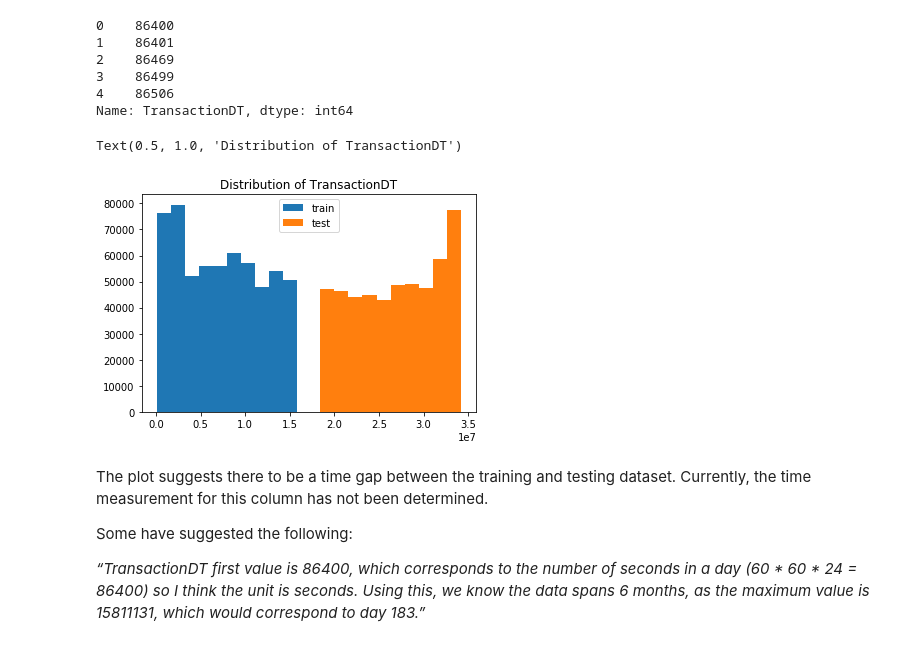
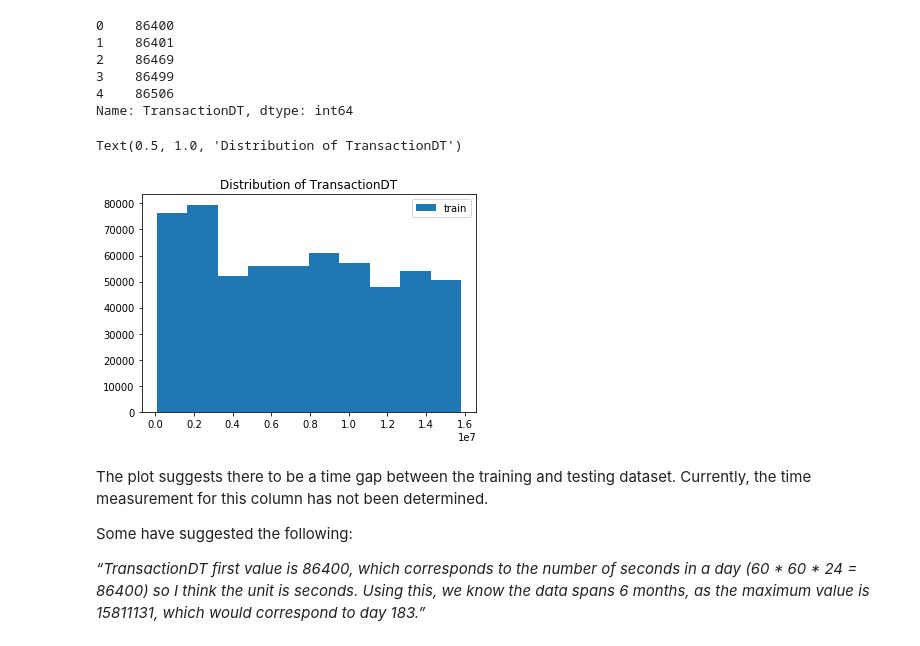
Before and after one commit to tsaw8/Thinkful_Project, a Jupyter notebook: Capstone: Supervised learning /IEEE-CIS Fraud Detection Part 1 with Transaction Table.ipynb, the cells around one changed output. Cells and saved outputs as stored; diff of their text form; code cells hidden in the pictures.

```diff
--- a/Capstone: Supervised learning /IEEE-CIS Fraud Detection .ipynb
+++ b/Capstone: Supervised learning /IEEE-CIS Fraud Detection Part 1 with Transaction Table.ipynb
@@ -74,6 +115,4 @@ from sqlalchemy import create_engine
 import warnings
 # %%
 # List files available
-raw_test = pd.read_csv('/Users/tsawaengsri/Desktop/Data Science Courses/Datasets/ieee-fraud-detection/test_transaction.csv')
-
-raw_train = pd.read_csv('/Users/tsawaengsri/Desktop/Data Science Courses/Datasets/ieee-fraud-detection/train_transaction.csv')
+train = pd.read_csv('/Users/tsawaengsri/Desktop/Data Science Courses/Datasets/ieee-fraud-detection/train_transaction.csv')
@@ -91,4 +118,0 @@ Index(['transactionid', 'isfraud', 'transactiondt', 'transactionamt',
-# %%
-# Copy dataset for feature selection
-test = raw_test.copy()
-train = raw_train.copy()
@@ -693,12 +744,11 @@ Name: TransactionDT, dtype: int64
 # %%
 # Plot distribution of Transaction delta time
 plt.hist(train['TransactionDT'], label='train')
-plt.hist(test['TransactionDT'], label='test')
 plt.legend()
 plt.title('Distribution of TransactionDT')
 # %% [output]
 Text(0.5, 1.0, 'Distribution of TransactionDT')
-[figure, old version]
+[figure, new version]
 # %% [markdown]
 The plot suggests there to be a time gap between the training and testing dataset. Currently, the time measurement for this column has not been determined.
 
```
Also changed, not shown: parts of 97 cells of this notebook, 6 other files.
